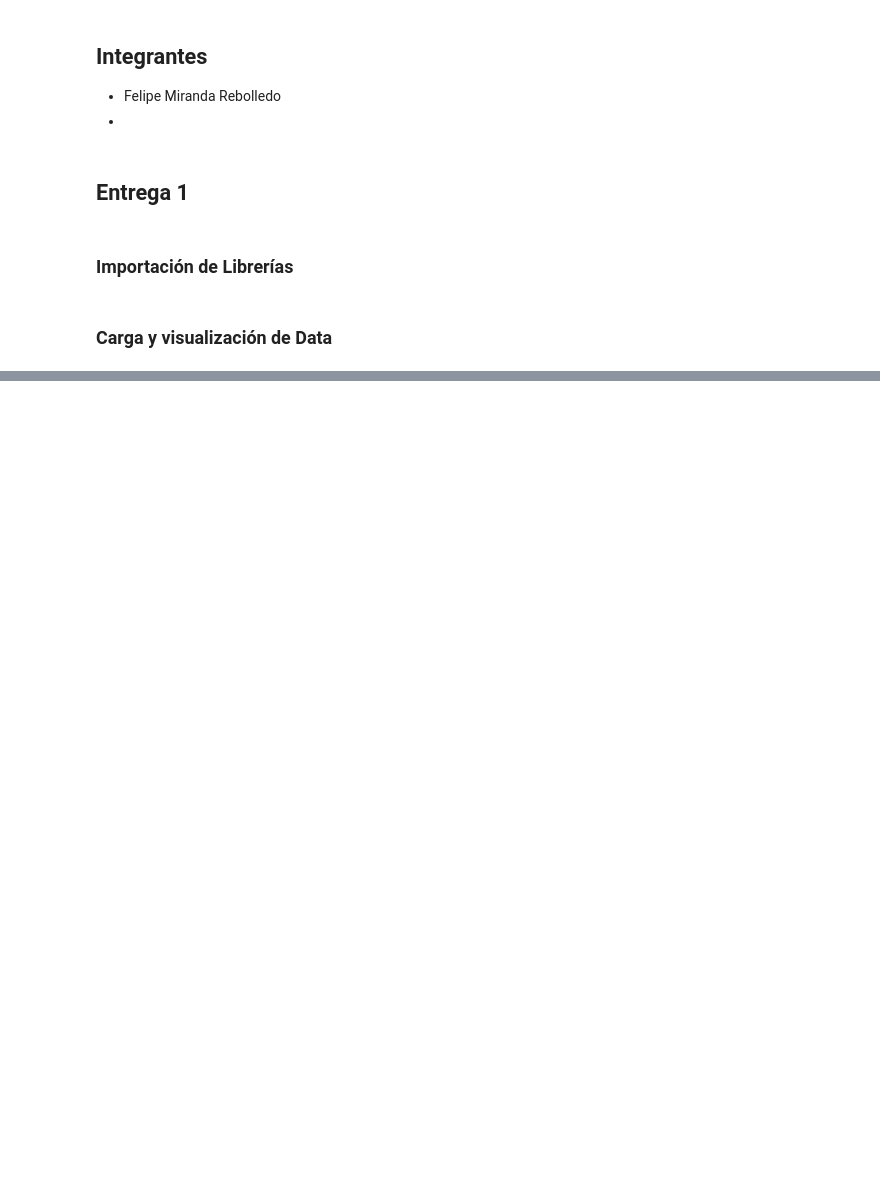
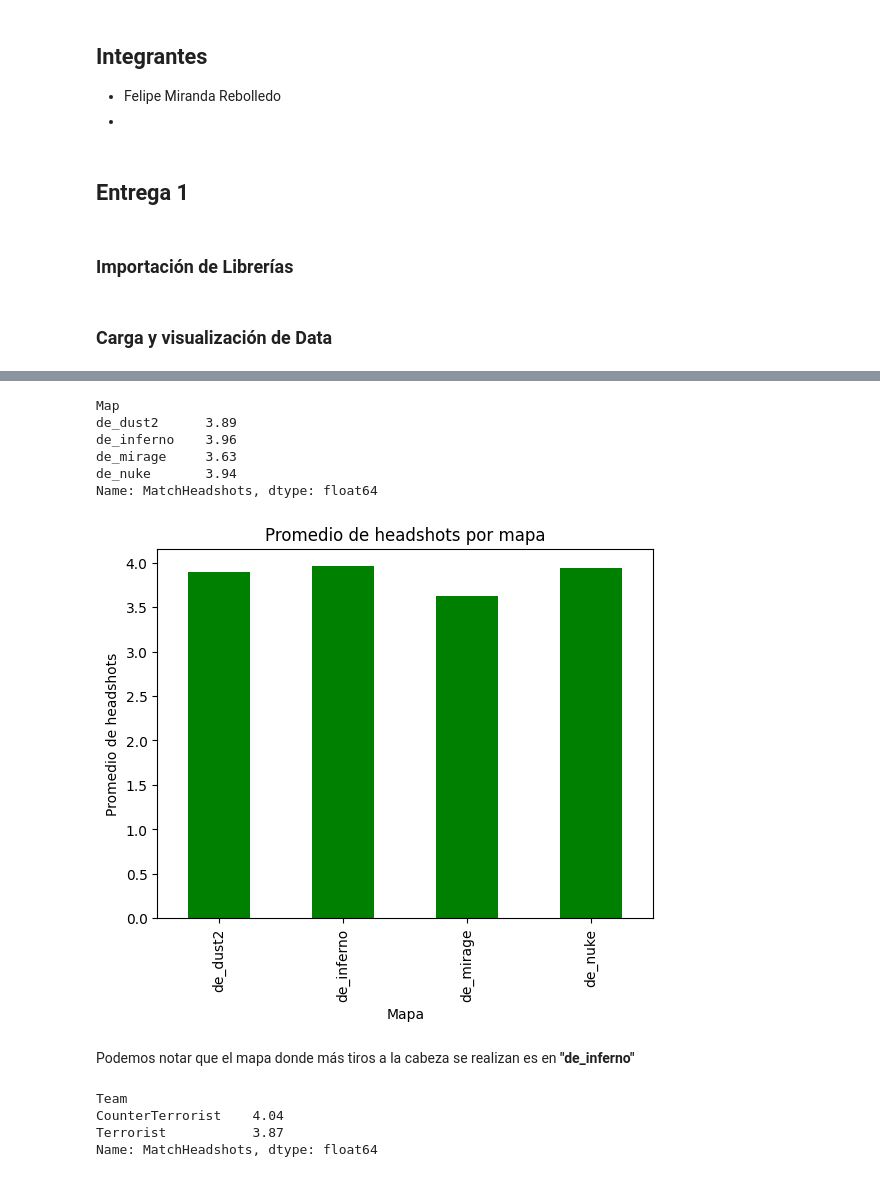
Before and after one commit to HikkizZ/InteligenciaArtificial_Uni, a Jupyter notebook: Entrega1.ipynb, the cells around one changed output, grey strips where cells are left out. Cells and saved outputs as stored; diff of their text form; code cells hidden in the pictures; blank space fills up the shorter version.

```diff
--- a/Entrega1.ipynb
+++ b/Entrega1.ipynb
@@ -54,0 +42,4 @@ pd.DataFrame(tabla)
+# %%
+# Seleccionar columnas a utilizar
+column_select = data_frame[["Map", "Team", "InternalTeamId", "MatchHeadshots"]]
+column_select
@@ -54,0 +60,35 @@ pd.DataFrame(tabla)
+# %%
+# Obtenemos el promedio de headshots por mapa
+headshots_mean = column_select.groupby("Map")["MatchHeadshots"].mean()
+# Ver dos decimales
+headshots_mean = headshots_mean.round(2)
+headshots_mean
+# %% [output]
+Map
+de_dust2      3.89
+de_inferno    3.96
+de_mirage     3.63
+de_nuke       3.94
+Name: MatchHeadshots, dtype: float64
+# %%
+# Graficamos el promedio de headshots por mapa
+headshots_mean.plot(kind="bar", color="green")
+plt.title("Promedio de headshots por mapa")
+plt.ylabel("Promedio de headshots")
+plt.xlabel("Mapa")
+plt.show()
+# %% [output]
+[figure, added]
+# %% [markdown]
+Podemos notar que el mapa donde más tiros a la cabeza se realizan es en **"de_inferno"**
+# %%
+# Saber que equipo da mas headshots en el mapa de inferno
+inferno = column_select[column_select["Map"] == "de_inferno"]
+inferno = inferno.groupby("Team")["MatchHeadshots"].mean()
+inferno = inferno.round(2)
+inferno
+# %% [output]
+Team
+CounterTerrorist    4.04
+Terrorist           3.87
+Name: MatchHeadshots, dtype: float64
```
Also changed, not shown: parts of 7 cells of this notebook.
